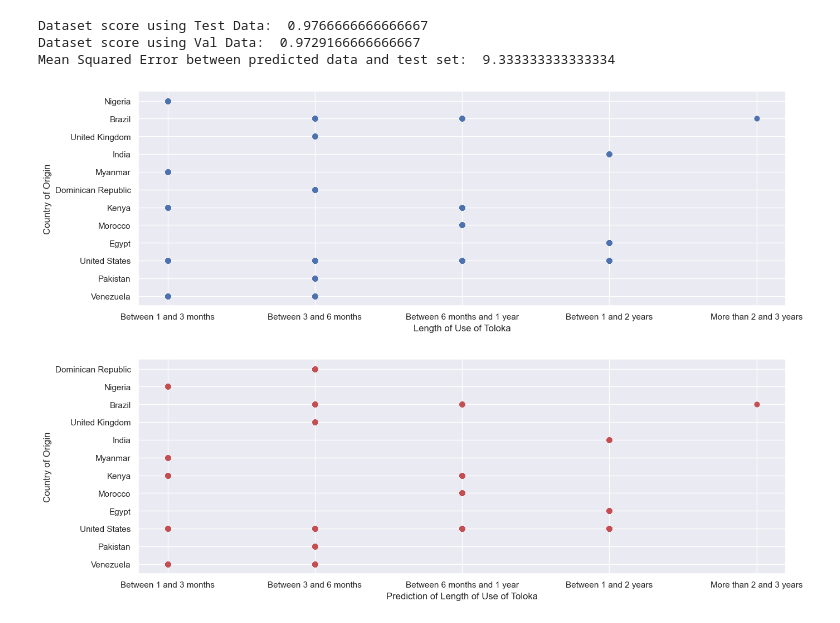
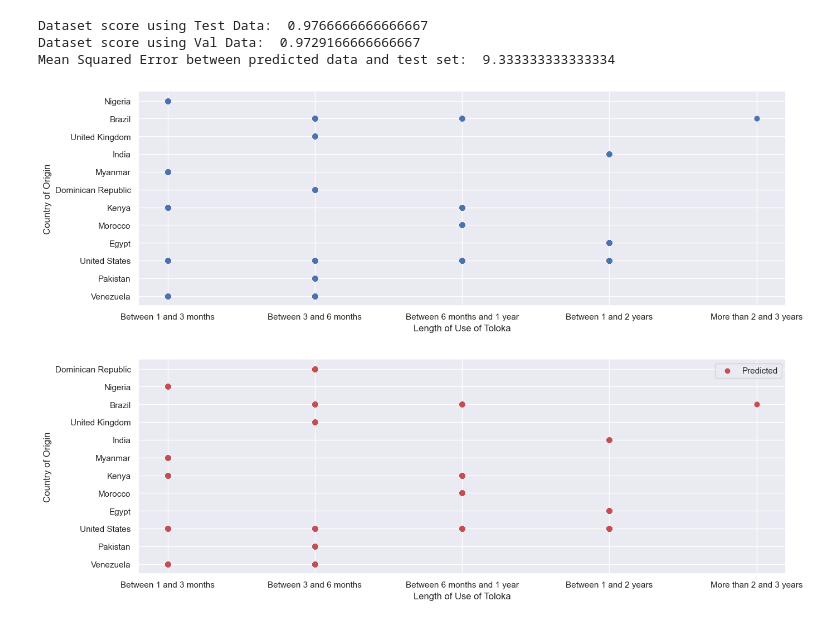
Before and after one commit to NicholasBerns/DataScienceProject, a Jupyter notebook: toloka_models.ipynb, the cells around one changed output. Saved outputs shown, nothing was run; the diff lists cells and outputs as text; code cells hidden in the pictures.

```diff
--- a/toloka_models.ipynb
+++ b/toloka_models.ipynb
@@ -296,26 +296,27 @@ Mean Squared Error between predicted data and test set:  9.333333333333334
 # %%
 #Inverts Scale and Encoding for the X test predictor length_use
 X_length_use = pd.DataFrame(scale.inverse_transform(Xtest), columns=Xtest.columns)
 X_length_use['length_use'] = X_length_use['length_use'].astype(int)
 X_length_use = Encoders['length_use'].inverse_transform(X_length_use['length_use'])
 
 #Inverts Encoding for the target home_country for the Test and Prediction
 y_test = Encoders['home_country'].inverse_transform(Ytest)
 y_predict = Encoders['home_country'].inverse_transform(y_pred)
 
 #Original Test Values
 fig, ax = plt.subplots(1, 1, figsize=(15, 5))
-ax.scatter(X_length_use, y_test)
+ax.scatter(X_length_use, y_test, color='b', label='Actual')
 ax.set_ylabel("Country of Origin")
 ax.set_xlabel("Length of Use of Toloka")
 plt.show()
 
 #Prediction
 fig, ax = plt.subplots(1, 1, figsize=(15, 5))
-ax.scatter(X_length_use, y_predict, color='r')
+ax.scatter(X_length_use, y_predict, color='r', label='Predicted')
 ax.set_ylabel("Country of Origin")
-ax.set_xlabel("Prediction of Length of Use of Toloka")
+ax.set_xlabel("Length of Use of Toloka")
+ax.legend()
 plt.show()
 # %% [output]
 [figure]
-[figure, old version]
+[figure, new version]
```
Also changed, not shown: parts of 3 cells of this notebook, 1 other file.
